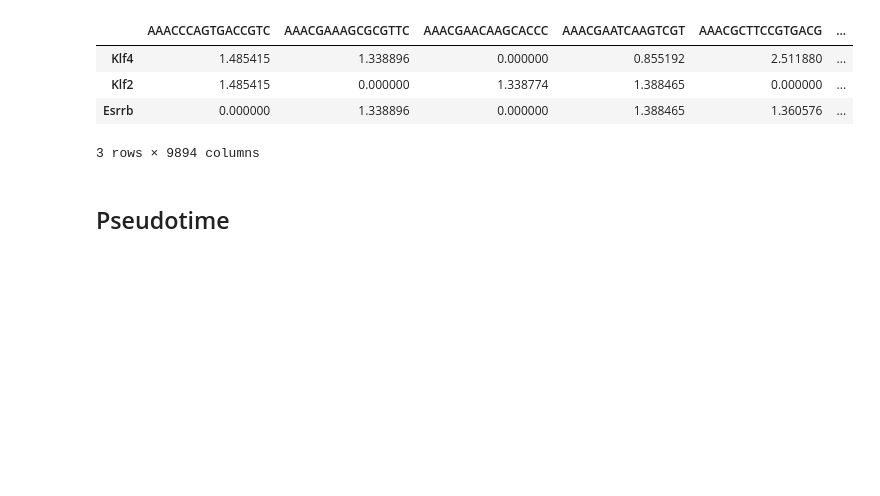
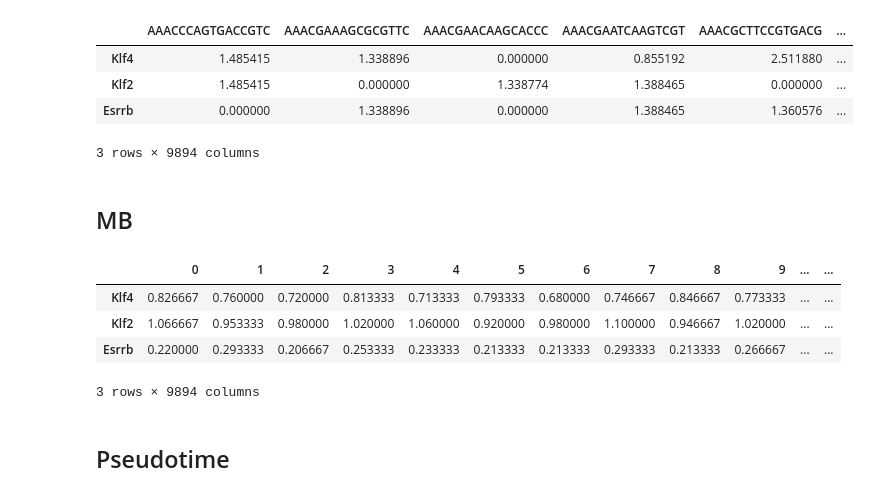
Before and after one commit to CleliaCorridori/GRN_Inference_CODE, a Jupyter notebook: Models_Evaluation.ipynb, the cells around one changed output. Drawn from its saved outputs; the diff is of its cells as text; code cells hidden in the pictures; blank space fills up the shorter version.

```diff
--- a/Models_Evaluation.ipynb
+++ b/Models_Evaluation.ipynb
@@ -58,0 +88,16 @@ committed = ["Dnmt3a", "Dnmt3b", "Lef1", "Otx2", "Pou3f1", "Etv5"]
+# %%
+# PST
+w_size=150
+pst_df = pd.read_csv(path_data+'input_data/cellinfo_pseudotime_3no2CLC_22_09_22.txt',
+                              header = 0, sep = ' ', quotechar = '"',
+                              names = ["barcodes", "time", "pst"])
+
+pst_df = pst_df.sort_values(by=['pst'])
+
+# riordino dataframe
+column_names = pst_df["barcodes"]
+df_raw_pst = df_raw.reindex(columns = column_names)
+
+df_raw_mb_pst = df_raw_pst.rolling(window = w_size, axis=1).mean().dropna(axis=1)
+df_raw_mb_pst = pd.DataFrame(df_raw_mb_pst, index=df_raw_pst.index)
+df_raw_mb_pst.head(3)
@@ -76,6 +127,28 @@ df_pN.head(3)
 | Klf2 | 1.485415 | 0.000000 | 1.338774 | 1.388465 | 0.000000 | ... |
 | Esrrb | 0.000000 | 1.338896 | 0.000000 | 1.388465 | 1.360576 | ... |
 3 rows × 9894 columns
+# %% [markdown]
+## MB
+# %%
+# raw
+df_raw_mb = mb.mov_avg(np.array(df_raw, dtype=int), wind=w_size)
+df_raw_mb = pd.DataFrame(df_raw_mb, index=df_raw.index)
+df_raw_mb.head(3)
+
+# log normalized
+df_lN_mb = mb.mov_avg(np.array(df_lN, dtype=int), wind=w_size)
+df_lN_mb = pd.DataFrame(df_lN_mb, index=df_lN.index)
+df_lN_mb.head(3)
+# psi normalized
+df_pN_mb = mb.mov_avg(np.array(df_pN, dtype=int), wind=w_size)
+df_pN_mb = pd.DataFrame(df_pN_mb, index=df_pN.index)
+df_pN_mb.head(3)
+# %% [output]
+|  | 0 | 1 | 2 | 3 | 4 | 5 | 6 | 7 | 8 | 9 | ... | ... |
+| Klf4 | 0.826667 | 0.760000 | 0.720000 | 0.813333 | 0.713333 | 0.793333 | 0.680000 | 0.746667 | 0.846667 | 0.773333 | ... | ... |
+| Klf2 | 1.066667 | 0.953333 | 0.980000 | 1.020000 | 1.060000 | 0.920000 | 0.980000 | 1.100000 | 0.946667 | 1.020000 | ... | ... |
+| Esrrb | 0.220000 | 0.293333 | 0.206667 | 0.253333 | 0.233333 | 0.213333 | 0.213333 | 0.293333 | 0.213333 | 0.266667 | ... | ... |
+3 rows × 9894 columns
 # %% [markdown]
 ## Pseudotime
 # %%
```
Also changed, not shown: parts of 10 cells of this notebook, 3 other files.
